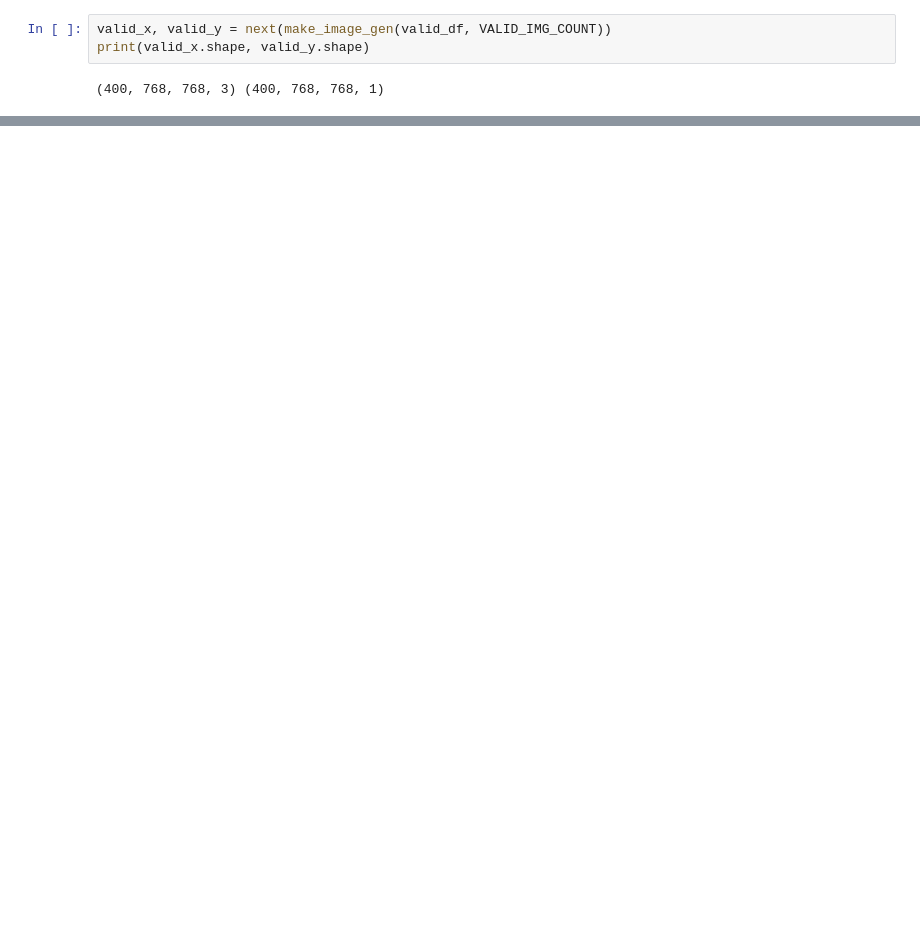
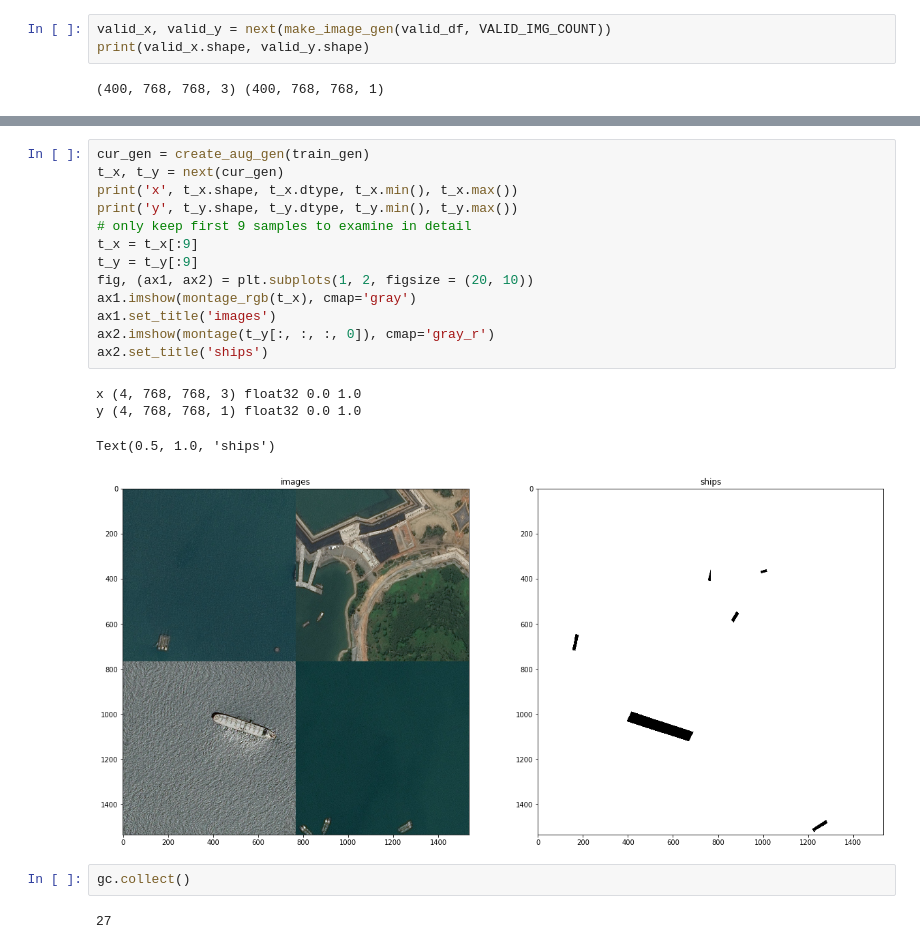
Before and after one commit to kuobrian/airbus_ship_detection, a Jupyter notebook: unet/UnetwithResnet.ipynb, the cells around one changed output, grey strips where cells are left out. Cells and saved outputs as stored; diff of their text form; blank space fills up the shorter version.

Commit message:
airbus image process

```diff
--- a/unet/UnetwithResnet.ipynb
+++ b/unet/UnetwithResnet.ipynb
@@ -234,0 +264,22 @@ print(valid_x.shape, valid_y.shape)
+# %%
+cur_gen = create_aug_gen(train_gen)
+t_x, t_y = next(cur_gen)
+print('x', t_x.shape, t_x.dtype, t_x.min(), t_x.max())
+print('y', t_y.shape, t_y.dtype, t_y.min(), t_y.max())
+# only keep first 9 samples to examine in detail
+t_x = t_x[:9]
+t_y = t_y[:9]
+fig, (ax1, ax2) = plt.subplots(1, 2, figsize = (20, 10))
+ax1.imshow(montage_rgb(t_x), cmap='gray')
+ax1.set_title('images')
+ax2.imshow(montage(t_y[:, :, :, 0]), cmap='gray_r')
+ax2.set_title('ships')
+# %% [output]
+x (4, 768, 768, 3) float32 0.0 1.0
+y (4, 768, 768, 1) float32 0.0 1.0
+Text(0.5, 1.0, 'ships')
+[figure, added]
+# %%
+gc.collect()
+# %% [output]
+27
```
Also changed, not shown: parts of 16 cells of this notebook, 3 other files.
